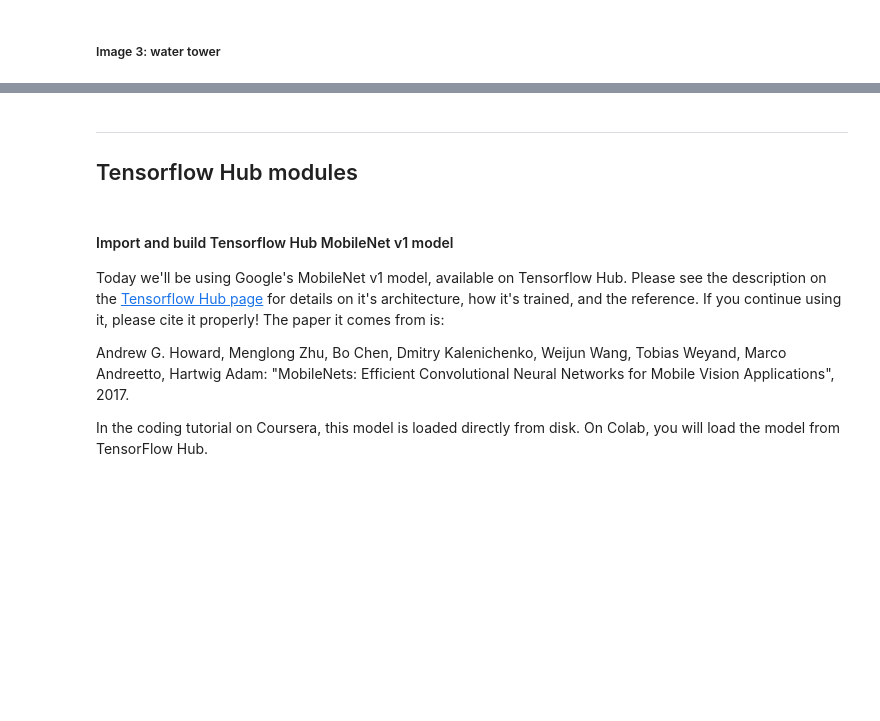
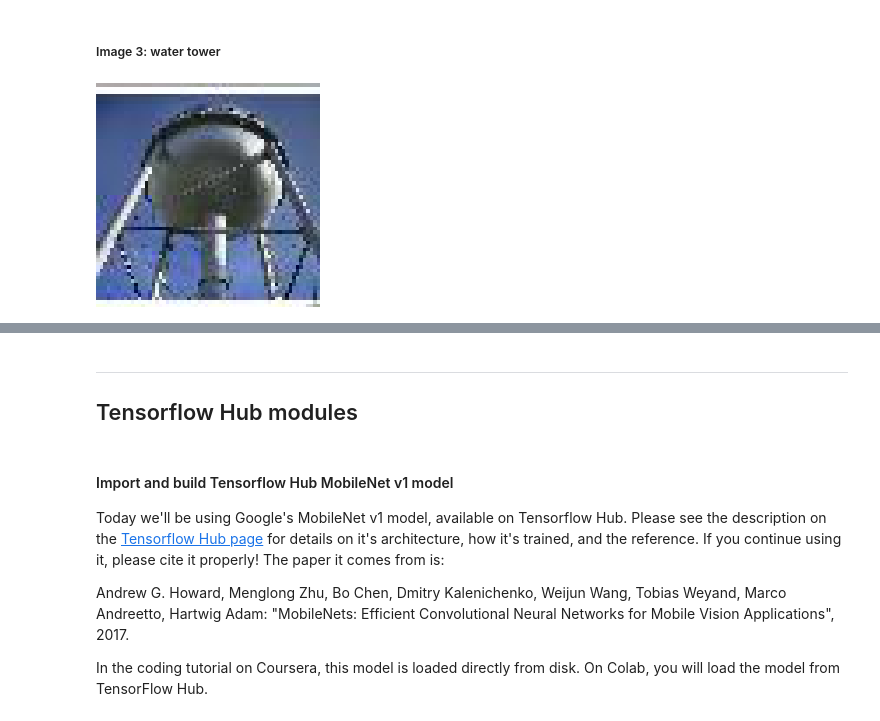
Before and after one commit to Kalokagat/TF2_for_DL, a Jupyter notebook: 1_4_Saving_and_loading_models.ipynb, the cells around one changed output, grey strips where cells are left out. Cells and saved outputs as stored; diff of their text form; code cells hidden in the pictures; blank space fills up the shorter version.

```diff
--- a/1_4_Saving_and_loading_models.ipynb
+++ b/1_4_Saving_and_loading_models.ipynb
@@ -486,5 +538,9 @@ def get_top_5_predictions(img):
 ##### Image 3: water tower
 # %%
 # Display image
+
+water_tower_img
+# %% [output]
+[figure, added]
 # %%
 # Display top 5 predictions
```
Also changed, not shown: parts of 7 cells of this notebook.
